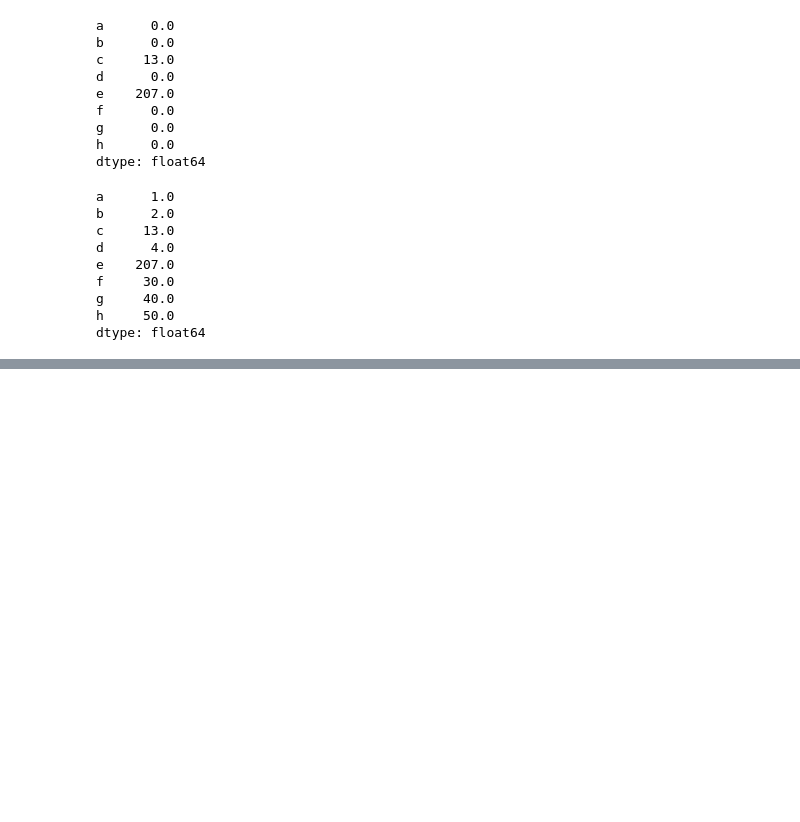
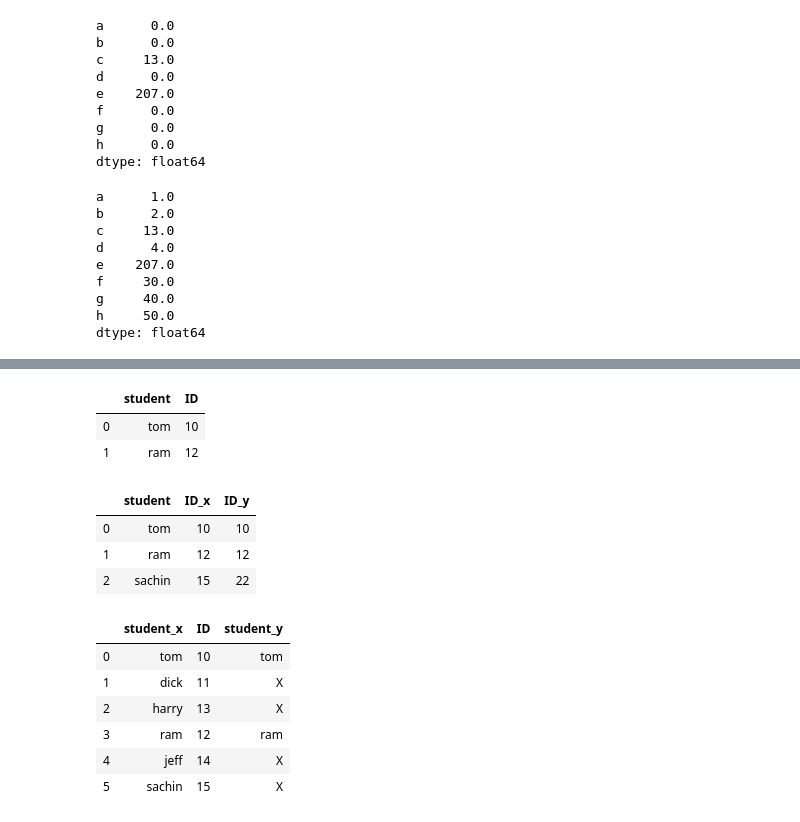
Before and after one commit to Santosh-QC/Data-Science, a Jupyter notebook: data manipulation.ipynb, the cells around one changed output, grey strips where cells are left out. Drawn from its saved outputs; the diff is of its cells as text; code cells hidden in the pictures; blank space fills up the shorter version.

```diff
--- a/data manipulation.ipynb
+++ b/data manipulation.ipynb
@@ -236,0 +352,34 @@ dtype: float64
+# %%
+#pandas data operation
+
+import pandas as pd
+df_student_math = pd.DataFrame({'student':['tom', 'dick', 'harry', 'ram', 'jeff', 'sachin'], 'ID': [10,11,13,12,14,15]})
+df_student_science = pd.DataFrame({'student': ['tom', 'ram', 'sachin'], 'ID': [10,12,22]})
+
+#merge both dataframes to form a single dataframe with math and science data
+pd.merge(df_student_math, df_student_science)
+# %% [output]
+|  | student | ID |
+| 0 | tom | 10 |
+| 1 | ram | 12 |
+# %%
+#merge with key on student
+
+pd.merge(df_student_math,df_student_science, on= 'student')
+# %% [output]
+|  | student | ID_x | ID_y |
+| 0 | tom | 10 | 10 |
+| 1 | ram | 12 | 12 |
+| 2 | sachin | 15 | 22 |
+# %%
+#merge left join on key and fill all NaN values
+
+pd.merge(df_student_math, df_student_science, on='ID', how='left').fillna('X')
+# %% [output]
+|  | student_x | ID | student_y |
+| 0 | tom | 10 | tom |
+| 1 | dick | 11 | X |
+| 2 | harry | 13 | X |
+| 3 | ram | 12 | ram |
+| 4 | jeff | 14 | X |
+| 5 | sachin | 15 | X |
```
Also changed, not shown: parts of 17 cells of this notebook.
